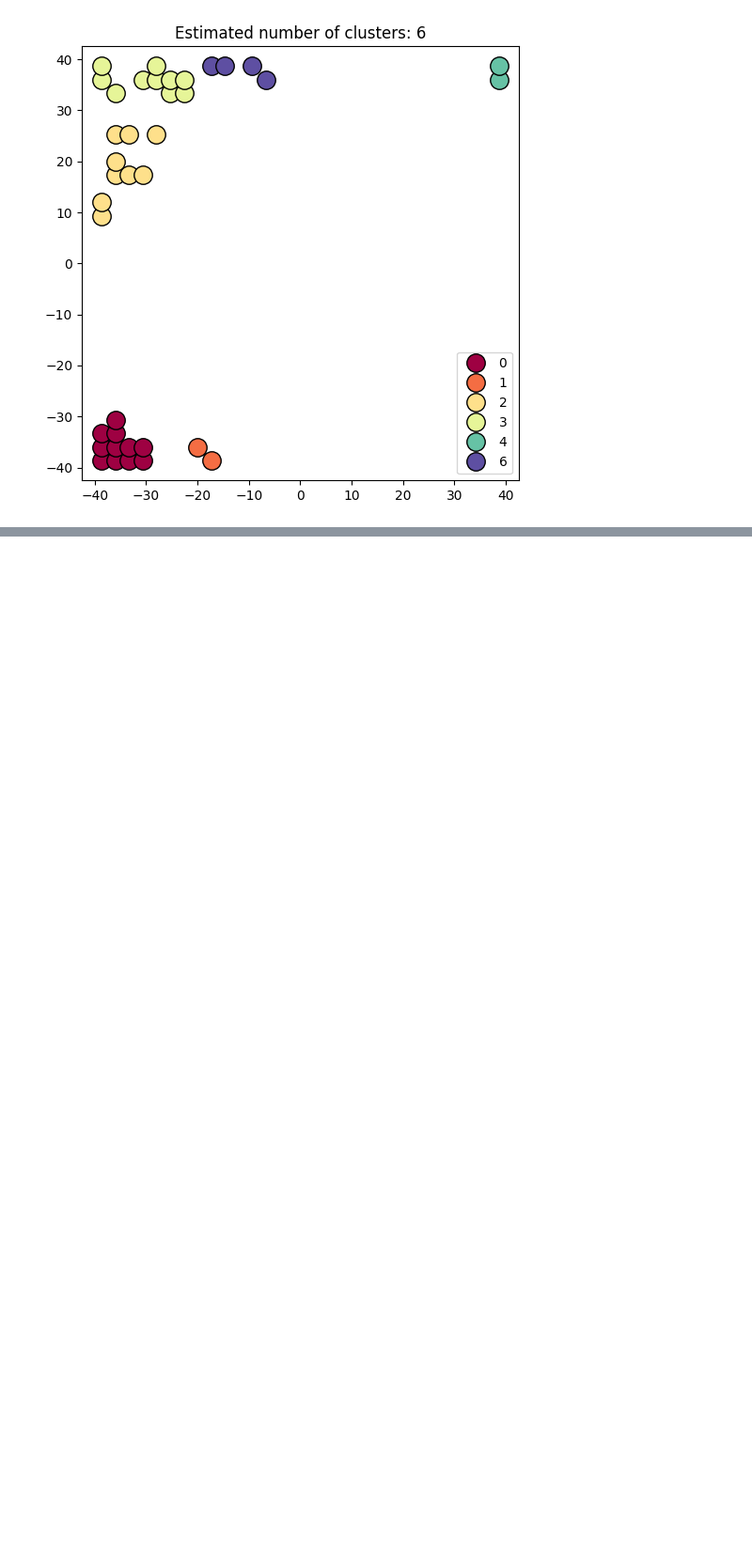
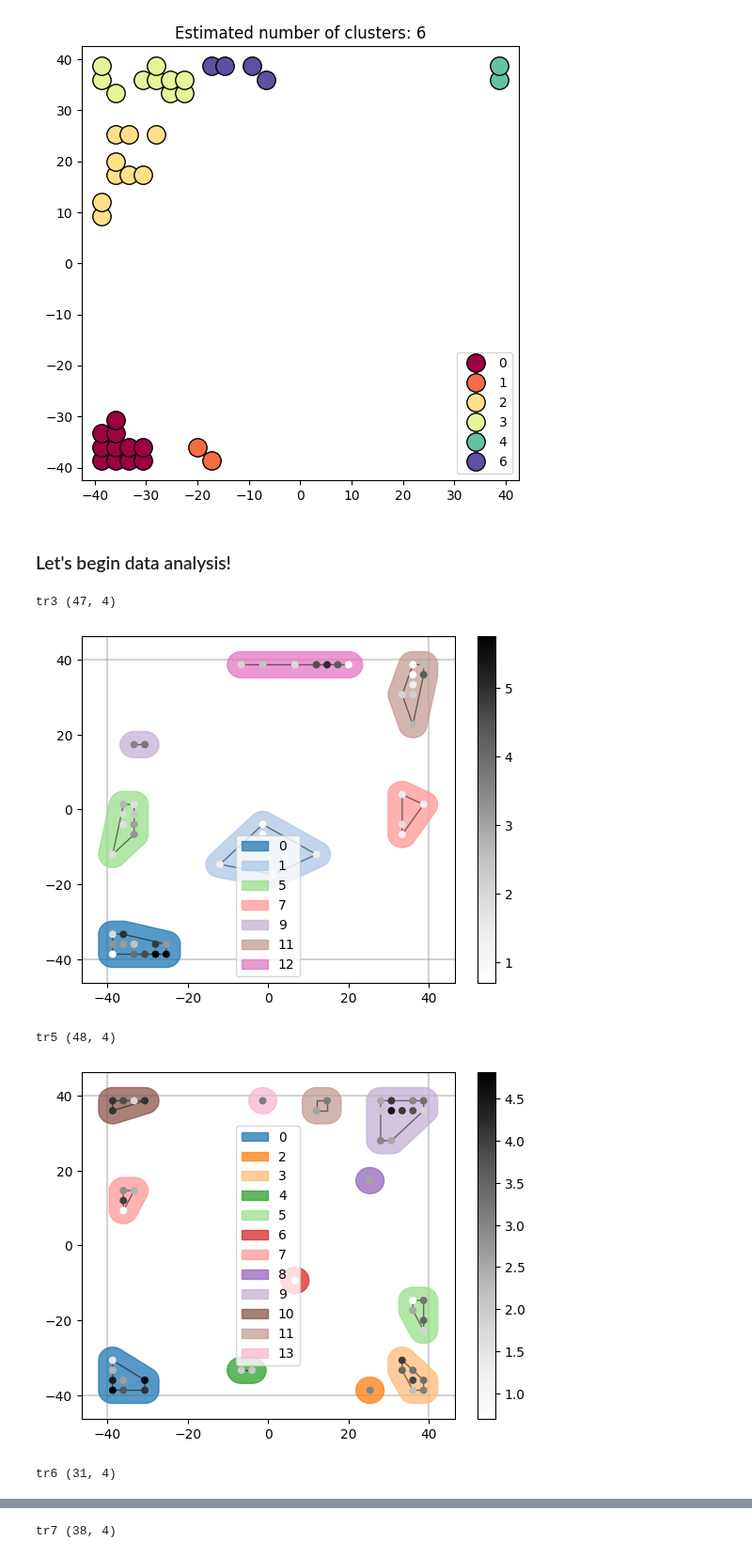
Before and after one commit to Barbara1576/navigation, a Jupyter notebook: marks_cluster_analysis.ipynb, the cells around one changed output, grey strips where cells are left out. Shown at 94% size. Drawn from its saved outputs; the diff is of its cells as text; code cells hidden in the pictures; blank space fills up the shorter version.

```diff
--- a/marks_cluster_analysis.ipynb
+++ b/marks_cluster_analysis.ipynb
@@ -38,6 +39,15 @@ for k in dfs_names:
     with open(mname, 'rb') as f:
         marks = pickle.load(f)
     marks_df[k] = marks
+
+# 3 part divided trajectory
+traj_df
+
+# concated trajectory
+traj_df_concat = {}
+for k, traj_parts in traj_df.items():
+    df = pd.concat(traj_parts)
+    traj_df_concat[k] = df
 # %%
 # open marks, classify them for center, walls, corners manually
 m = marks_df['tr7']
@@ -166,0 +172,6 @@ For tr7
+# %% [markdown]
+### Let's begin data analysis!
+# %%
+# Load fixed marks
+with open(savename, 'rb') as f:
+    marks_df_fixed = pickle.load(f)
@@ -166,0 +247,16 @@ For tr7
+# %%
+# Create poly from mark points
+
+marks_poly_df = {}
+for k, df in marks_df_fixed.items():
+
+    print(k, df.shape)
+    c = np.unique(df['cluster'].to_numpy())
+    mpoly = marks2shapely(df, c, show=True)
+    marks_poly_df[k] = mpoly
+# %% [output]
+tr3 (47, 4)
+[figure, added]
+tr5 (48, 4)
+[figure, added]
+tr6 (31, 4)
@@ -166,0 +264 @@ For tr7
+tr7 (38, 4)
```
Also changed, not shown: parts of 11 cells of this notebook, 1 other file.
